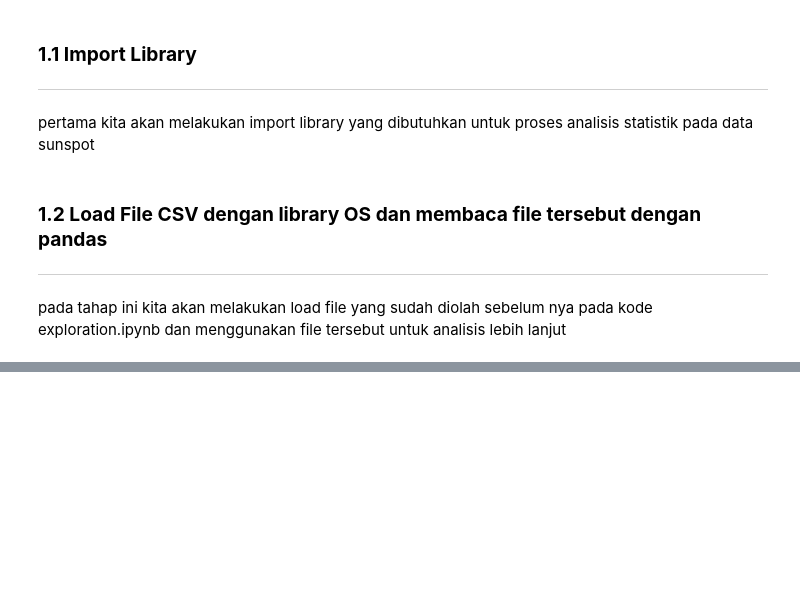
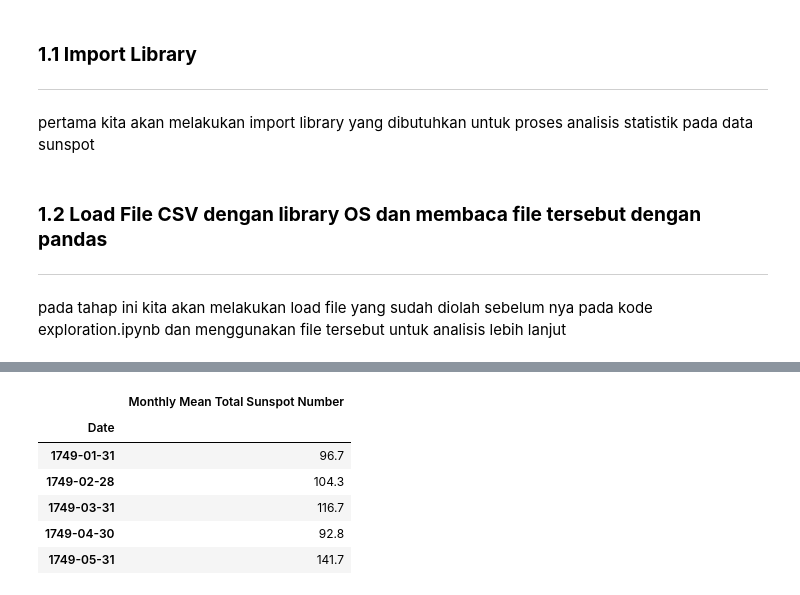
Before and after one commit to BlackBox-Ops/DS-Time-Series-Sunspot, a Jupyter notebook: notebooks/02_statistical_analyst.ipynb, the cells around one changed output, grey strips where cells are left out. Cells and saved outputs as stored; diff of their text form; code cells hidden in the pictures; blank space fills up the shorter version.

```diff
--- a/notebooks/02_statistical_analyst.ipynb
+++ b/notebooks/02_statistical_analyst.ipynb
@@ -53,0 +115,11 @@ File ditemukan: ../data/processed\processed_file.csv
+# %%
+data = data.drop(columns='Unnamed: 0', axis=True)
+data.head()
+# %% [output]
+|  | Monthly Mean Total Sunspot Number |
+| Date |  |
+| 1749-01-31 | 96.7 |
+| 1749-02-28 | 104.3 |
+| 1749-03-31 | 116.7 |
+| 1749-04-30 | 92.8 |
+| 1749-05-31 | 141.7 |
```
Also changed, not shown: parts of 13 cells of this notebook.
